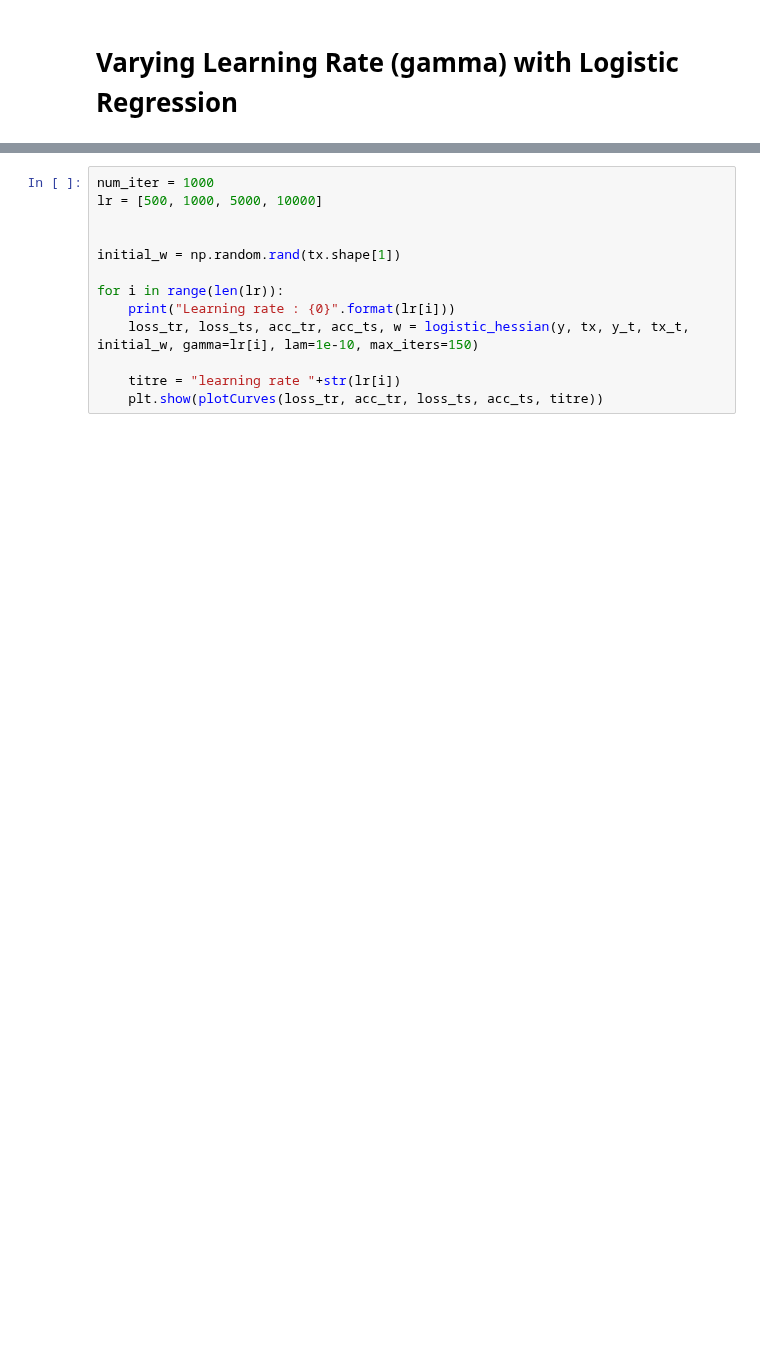
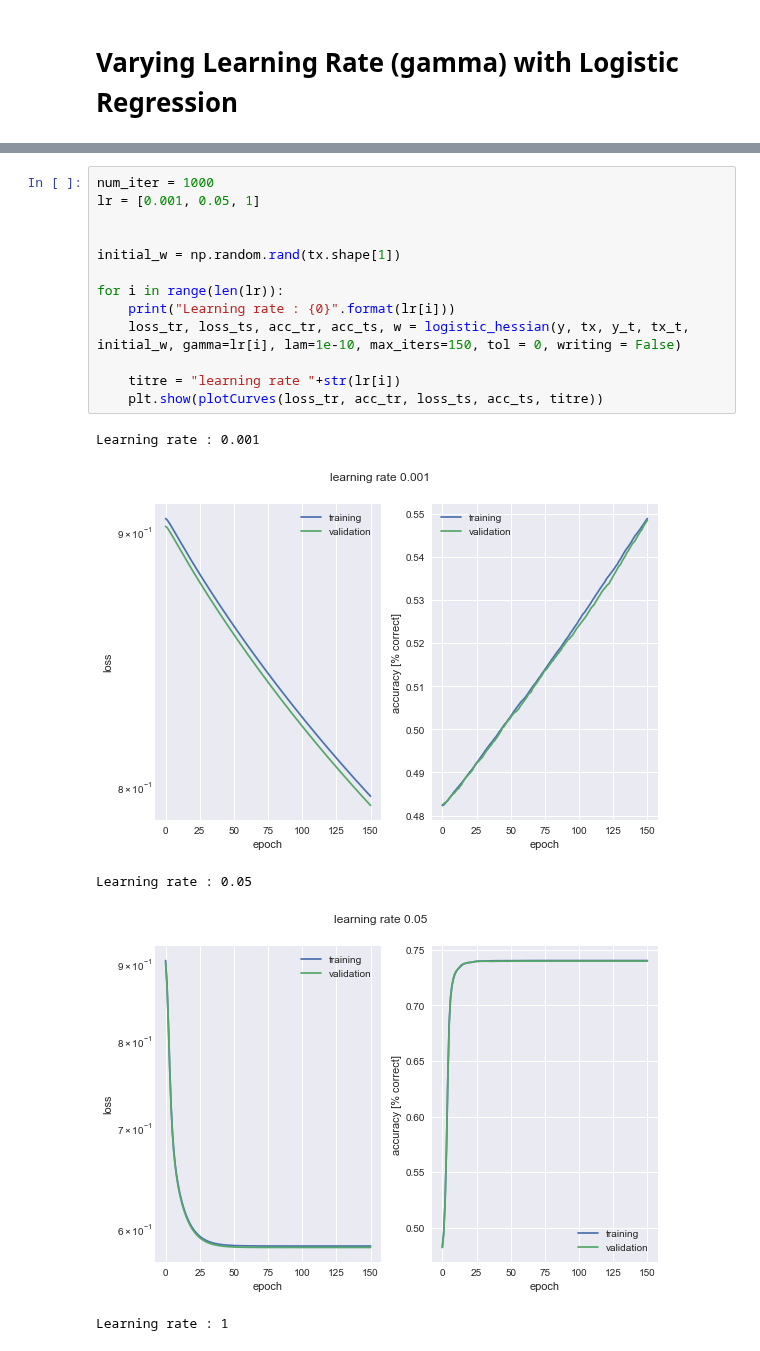
Before and after one commit to hhschede/machine_learning, a Jupyter notebook: project_1/testing_implemented_functions.ipynb, the cells around one changed output, grey strips where cells are left out. Drawn from its saved outputs; the diff is of its cells as text; blank space fills up the shorter version.

```diff
--- a/project_1/testing_implemented_functions.ipynb
+++ b/project_1/testing_implemented_functions.ipynb
@@ -297,13 +317,19 @@ plot_acc(acc_tr, acc_ts)
 # %%
 num_iter = 1000
-lr = [500, 1000, 5000, 10000]
+lr = [0.001, 0.05, 1]
 
 
 initial_w = np.random.rand(tx.shape[1])
 
 for i in range(len(lr)):
     print("Learning rate : {0}".format(lr[i]))
-    loss_tr, loss_ts, acc_tr, acc_ts, w = logistic_hessian(y, tx, y_t, tx_t, initial_w, gamma=lr[i], lam=1e-10, max_iters=150)
+    loss_tr, loss_ts, acc_tr, acc_ts, w = logistic_hessian(y, tx, y_t, tx_t, initial_w, gamma=lr[i], lam=1e-10, max_iters=150, tol = 0, writing = False)
 
     titre = "learning rate "+str(lr[i])
     plt.show(plotCurves(loss_tr, acc_tr, loss_ts, acc_ts, titre))
+# %% [output]
+Learning rate : 0.001
+[figure, added]
+Learning rate : 0.05
+[figure, added]
+Learning rate : 1
```
Also changed, not shown: parts of 6 cells of this notebook.
